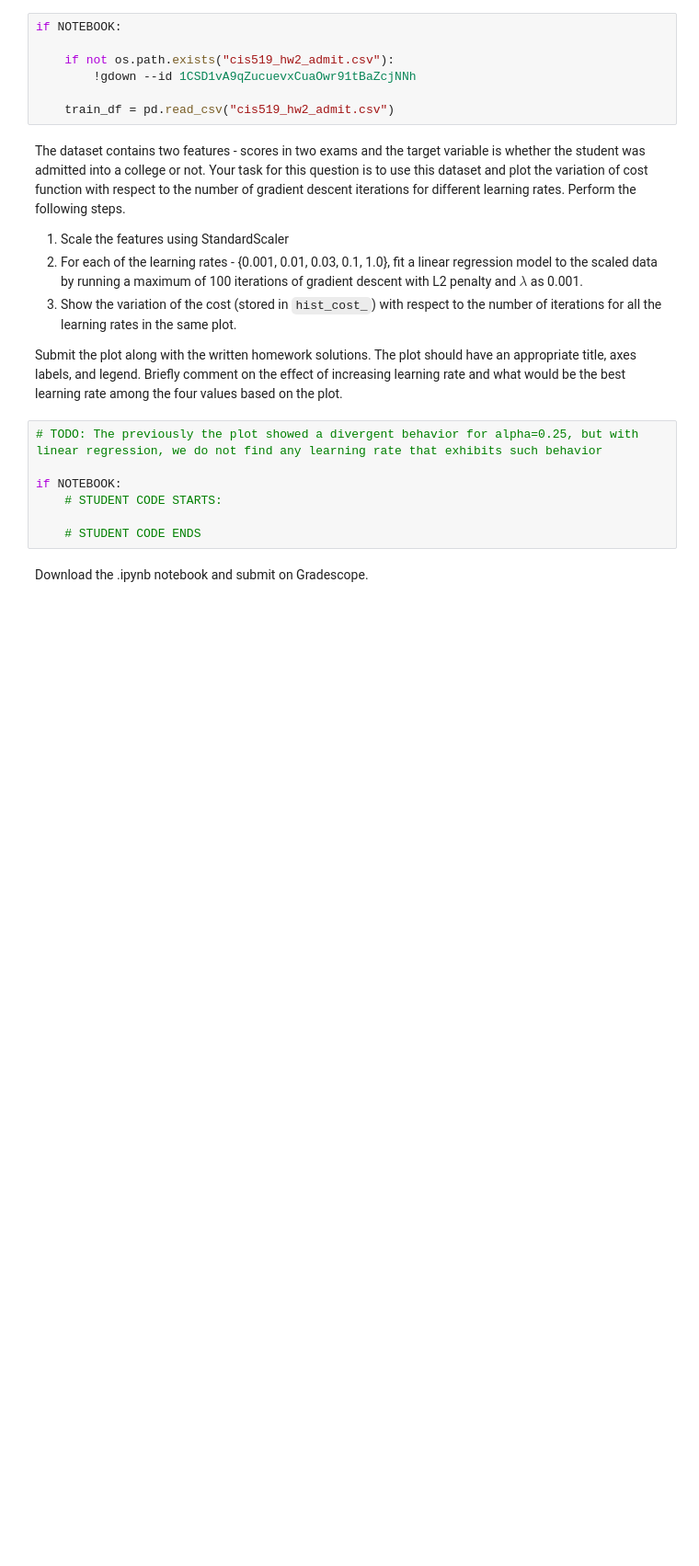
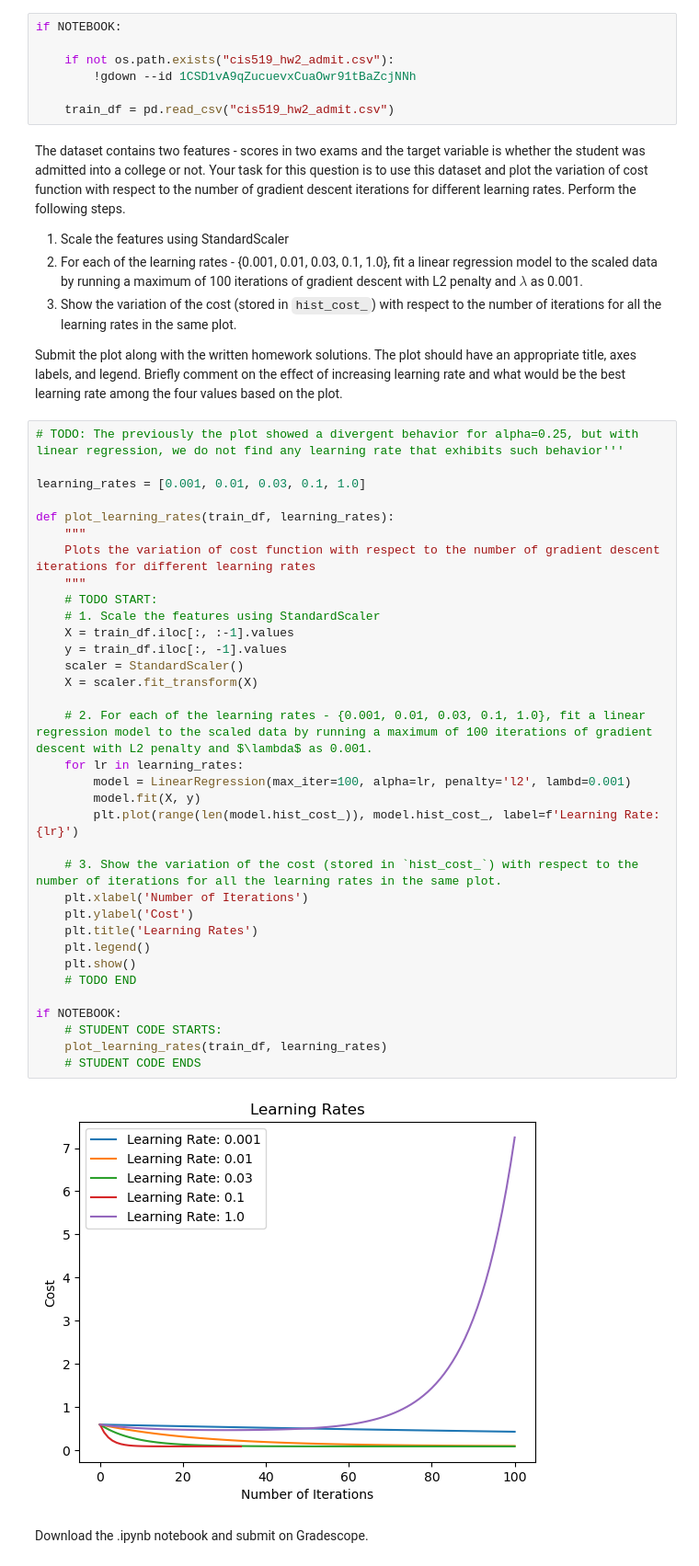
Before and after one commit to qihang-dai/Double-Machine-Learning, a Jupyter notebook: CIS519/hw2.ipynb, the cells around one changed output. Shown at 92% size. Drawn from its saved outputs; the diff is of its cells as text; blank space fills up the shorter version.

```diff
--- a/CIS519/hw2.ipynb
+++ b/CIS519/hw2.ipynb
@@ -756,12 +913,41 @@ The dataset contains two features - scores in two exams and the target variable
 3. Show the variation of the cost (stored in `hist_cost_`) with respect to the number of iterations for all the learning rates in the same plot.
 
 Submit the plot along with the written homework solutions. The plot should have an appropriate title, axes labels, and legend. Briefly comment on the effect of increasing learning rate and what would be the best learning rate among the four values based on the plot.
-# %%
-# TODO: The previously the plot showed a divergent behavior for alpha=0.25, but with linear regression, we do not find any learning rate that exhibits such behavior
-
-if NOTEBOOK:
-    # STUDENT CODE STARTS:
-
-    # STUDENT CODE ENDS
+# %%
+# TODO: The previously the plot showed a divergent behavior for alpha=0.25, but with linear regression, we do not find any learning rate that exhibits such behavior'''
+
+learning_rates = [0.001, 0.01, 0.03, 0.1, 1.0]
+
+def plot_learning_rates(train_df, learning_rates):
+    """
+    Plots the variation of cost function with respect to the number of gradient descent iterations for different learning rates
+    """
+    # TODO START:
+    # 1. Scale the features using StandardScaler
+    X = train_df.iloc[:, :-1].values
+    y = train_df.iloc[:, -1].values
+    scaler = StandardScaler()
+    X = scaler.fit_transform(X)
+
+    # 2. For each of the learning rates - {0.001, 0.01, 0.03, 0.1, 1.0}, fit a linear regression model to the scaled data by running a maximum of 100 iterations of gradient descent with L2 penalty and $\lambda$ as 0.001.
+    for lr in learning_rates:
+        model = LinearRegression(max_iter=100, alpha=lr, penalty='l2', lambd=0.001)
+        model.fit(X, y)
+        plt.plot(range(len(model.hist_cost_)), model.hist_cost_, label=f'Learning Rate: {lr}')
+
+    # 3. Show the variation of the cost (stored in `hist_cost_`) with respect to the number of iterations for all the learning rates in the same plot.
+    plt.xlabel('Number of Iterations')
+    plt.ylabel('Cost')
+    plt.title('Learning Rates')
+    plt.legend()
+    plt.show()
+    # TODO END
+
+if NOTEBOOK:
+    # STUDENT CODE STARTS:
+    plot_learning_rates(train_df, learning_rates)
+    # STUDENT CODE ENDS
+# %% [output]
+[figure, added]
 # %% [markdown]
 Download the .ipynb notebook and submit on Gradescope.
```
Also changed, not shown: parts of 22 cells of this notebook, 4 other files.
